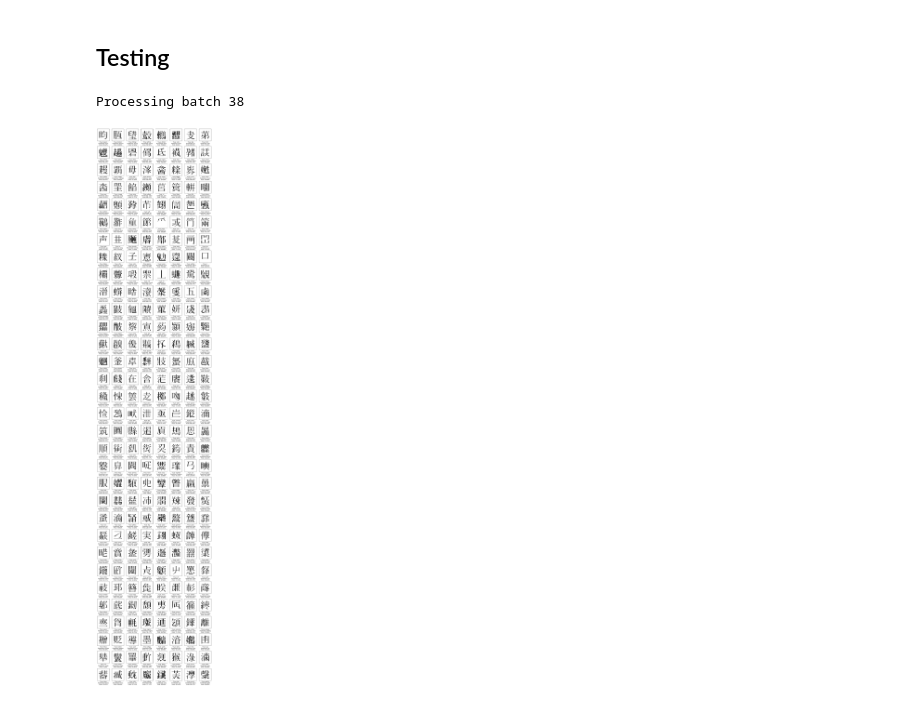
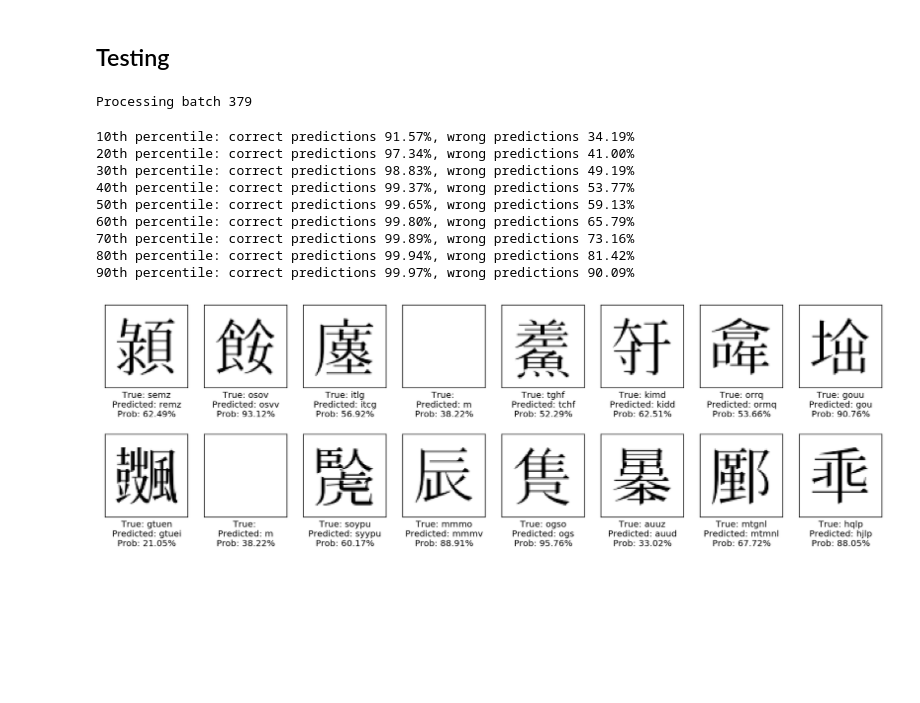
Before and after one commit to LEOYoon-Tsaw/neuro-cangjie, a Jupyter notebook: Cangjie6_False_Case_Inspector.ipynb, the cells around one changed output. Drawn from its saved outputs; the diff is of its cells as text; code cells hidden in the pictures; blank space fills up the shorter version.

Commit message:
Use saved model
With release of pretrained model

```diff
--- a/Cangjie6_False_Case_Inspector.ipynb
+++ b/Cangjie6_False_Case_Inspector.ipynb
@@ -290,2 +109,16 @@ class RNN_Decoder(tf.keras.Model):
+# %%
+remainder = glyphs.shape[0] % BATCH_SIZE
+if remainder != 0:
+    glyphs = np.append(glyphs, np.zeros([BATCH_SIZE-remainder, *glyphs.shape[1:]], dtype='float32'), axis=0)
+    tokens = np.append(tokens, np.zeros([BATCH_SIZE-remainder, *tokens.shape[1:]], dtype='int64'), axis=0)
+    lengths = np.append(lengths, np.zeros([BATCH_SIZE-remainder, *lengths.shape[1:]], dtype='int64'), axis=0)
+    dups_total = np.append(dups_total, np.zeros([BATCH_SIZE-remainder, *dups_total.shape[1:]], dtype='int64'), axis=0)
+    dups_curr = np.append(dups_curr, np.zeros([BATCH_SIZE-remainder, *dups_curr.shape[1:]], dtype='int64'), axis=0)
+
+dataset = tf.data.Dataset.from_tensor_slices((glyphs, tokens, lengths, dups_total, dups_curr))
+dataset = dataset.shuffle(glyphs.shape[0]-remainder).batch(BATCH_SIZE)
+dataset = dataset.prefetch(buffer_size=tf.data.experimental.AUTOTUNE)
+
+del glyphs, tokens, lengths, dups_total, dups_curr
 # %% [markdown]
 ## Load Model
@@ -310,2 +125,4 @@ ckpt.restore(ckpt_manager.latest_checkpoint)
+# %%
+cangjie = tf.saved_model.load('./Cangjie_Model/')
 # %% [markdown]
 ## Testing
@@ -327,12 +129,12 @@ def predict(features, max_length, length, total_dups, curr_dups):
 # %%
 @tf.function
 def correctness_probs(glyph_tensor, target, length, total_dups, curr_dups):
-    features = encoder(glyph_tensor, training=False)
-    dups_pred = tf.nn.softmax(dup_decoder(features), axis=-1)
-    length_pred = tf.nn.softmax(length_decoder(features, d_t=dups_pred, d_c=curr_dups), axis=-1)
+    features = cangjie.encode(glyph_tensor)
+    dups_pred = cangjie.predict_duplicates(features)
+    length_pred = cangjie.predict_length(features, dups_pred, curr_dups)
 
     # calculate accuracy based on the code's whole string
-    predictions_id, probabilities = predict(features, MAX_LEN, length_pred, dups_pred, curr_dups)
+    predictions_id, probabilities = cangjie.decode(features, length_pred, dups_pred, curr_dups)
     correct = tf.math.reduce_all(predictions_id == target, 1)
     wrong = tf.math.logical_not(correct)
 
@@ -372,7 +174,7 @@ def display_char(glyphs, true_tokens, pred_tokens, probs):
 # %%
 true_glyphs = np.empty([0, 64, 64, 1]); false_glyphs = np.empty([0, 64, 64, 1]); true_targets = np.empty([0, 6], dtype='int');
 false_targets = np.empty([0, 6], dtype='int'); false_predicteds = np.empty([0, 6], dtype='int'); true_probs = np.empty([0]); false_probs = np.empty([0])
-for (batch, (glyph_tensor, target, length, total_dups, curr_dups)) in enumerate(val_dataset, start=1):
+for (batch, (glyph_tensor, target, length, total_dups, curr_dups)) in enumerate(dataset, start=1):
     print(f'Processing batch {batch}', end='\r')
     true_glyph, false_glyph, true_target, false_target, false_predicted, true_prob, false_prob = correctness_probs(
         glyph_tensor, target, length, total_dups, curr_dups)
@@ -383,9 +185,31 @@ for (batch, (glyph_tensor, target, length, total_dups, curr_dups)) in enumerate(
     false_predicteds = np.append(false_predicteds, false_predicted, axis=0)
     true_probs = np.append(true_probs, true_prob, axis=0)
     false_probs = np.append(false_probs, false_prob, axis=0)
+
+true_glyphs = true_glyphs[:remainder-BATCH_SIZE]
+false_glyphs = false_glyphs[:remainder-BATCH_SIZE]
+true_targets = true_targets[:remainder-BATCH_SIZE]
+false_targets = false_targets[:remainder-BATCH_SIZE]
+false_predicteds = false_predicteds[:remainder-BATCH_SIZE]
+true_probs = true_probs[:remainder-BATCH_SIZE]
+false_probs = false_probs[:remainder-BATCH_SIZE]
 # %% [output]
-Processing batch 38
+Processing batch 379
+# %%
+for i in range(1, 10):
+    print('{}th percentile: correct predictions {:.2%}, wrong predictions {:.2%}'.format(
+        10*i, np.percentile(true_probs, 10*i), np.percentile(false_probs, 10*i)))
+# %% [output]
+10th percentile: correct predictions 91.57%, wrong predictions 34.19%
+20th percentile: correct predictions 97.34%, wrong predictions 41.00%
+30th percentile: correct predictions 98.83%, wrong predictions 49.19%
+40th percentile: correct predictions 99.37%, wrong predictions 53.77%
+50th percentile: correct predictions 99.65%, wrong predictions 59.13%
+60th percentile: correct predictions 99.80%, wrong predictions 65.79%
+70th percentile: correct predictions 99.89%, wrong predictions 73.16%
+80th percentile: correct predictions 99.94%, wrong predictions 81.42%
+90th percentile: correct predictions 99.97%, wrong predictions 90.09%
 # %%
-display_char(false_glyphs[:256], false_targets[:256], false_predicteds[:256], false_probs[:256])
+display_char(false_glyphs[:16], false_targets[:16], false_predicteds[:16], false_probs[:16])
 # %% [output]
-[figure, old version]
+[figure, new version]
```
Also changed, not shown: parts of 13 cells of this notebook, 3 other files.
